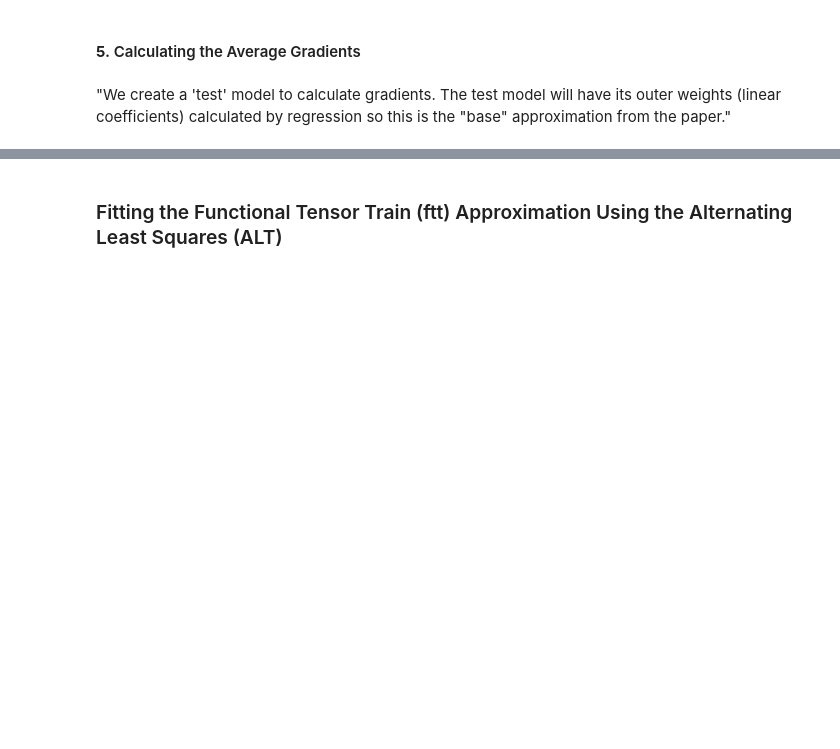
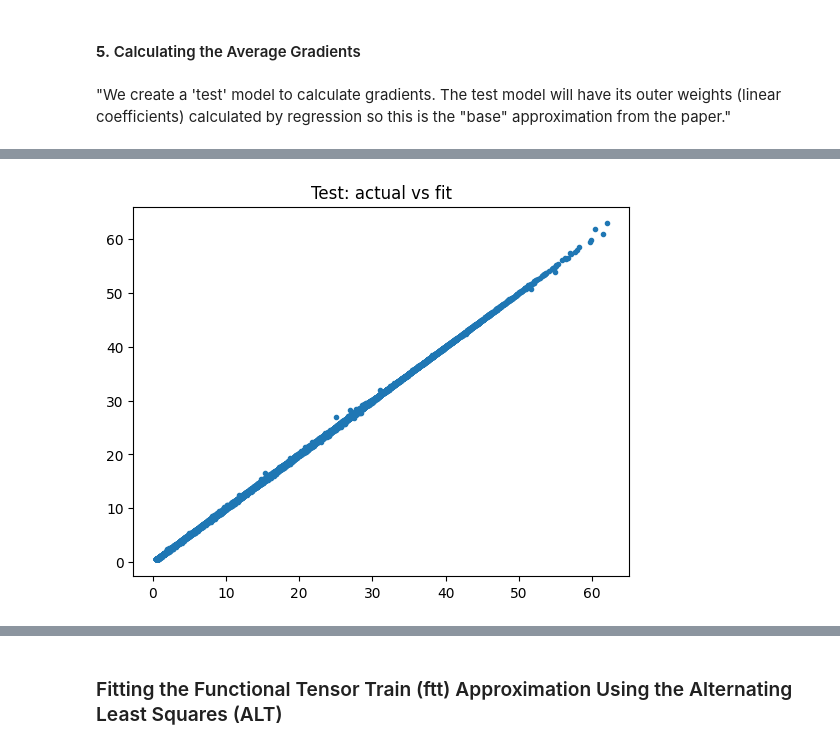
Before and after one commit to 7mxd/american-option-pricing-ml, a Jupyter notebook: gss_ftt.ipynb, the cells around one changed output, grey strips where cells are left out. Drawn from its saved outputs; the diff is of its cells as text; code cells hidden in the pictures; blank space fills up the shorter version.

```diff
--- a/gss_ftt.ipynb
+++ b/gss_ftt.ipynb
@@ -232,0 +385,6 @@ print("Normalized Directional Risk Magnitudes: ", average_slopes)
+# %%
+testX = scaler.transform(test.to_numpy()[:, :-1])
+testY = test.to_numpy()[:,-1]
+
+fit_pk = model.get_layer("predict_y_model").get_layer("prodkernel")
+fit_w = fit_pk.get_weights()  # [scales, knots] (2 entries in the FIT model)
@@ -232,0 +430,24 @@ print("Normalized Directional Risk Magnitudes: ", average_slopes)
+# %%
+best_scale = 2.00  # Selected based on the sweep / loop above
+
+fit_pk.set_weights([np.array([[best_scale]]), fit_w[1]])
+
+test_model = gss_model_factory.generate_model_for_testing_2(
+    model,
+    ndim=ndim,
+    global_scale=global_scale,
+    nodes=nodes,
+    **model_specs,
+    l2_regularizer=1e-6,
+    tf_dtype=tf_dtype,
+    nsr_stretch=nsr_stretch,
+    generate_more_nodes=True,
+    max_nodes_mult=5,     # 5 × 1000 = 5000 nodes
+    sim_range=sim_range
+)
+
+test_fit = test_model.predict(testX, batch_size=4096)
+test_rel_l2 = np.linalg.norm(test_fit[:, 0] - testY) / np.linalg.norm(testY)  # ‖f−y‖₂ / ‖y‖₂
+test_rel_mae = np.linalg.norm(test_fit[:, 0] - testY, ord=1) / np.linalg.norm(testY) / np.sqrt(test.shape[0])  # mean|f−y| / rms(y); Note that we divide by L2 norm on purpose
+
+print(f"scale = {best_scale:.2f}, test_rel_l2 = {test_rel_l2:.4f}, test_rel_mae = {test_rel_mae:.4f}")
@@ -232,0 +457,8 @@ print("Normalized Directional Risk Magnitudes: ", average_slopes)
+# %%
+# %matplotlib auto
+%matplotlib inline
+plt.plot(test_fit[:, 0], testY, '.')
+plt.title("Test: actual vs fit")
+plt.show()
+# %% [output]
+[figure, added]
```
Also changed, not shown: parts of 37 cells of this notebook, 3 other files.
